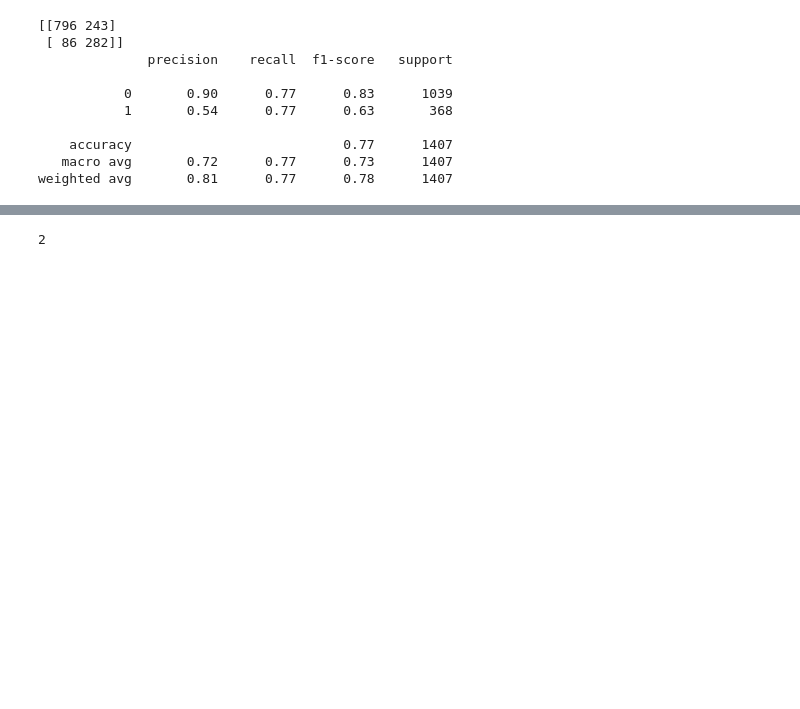
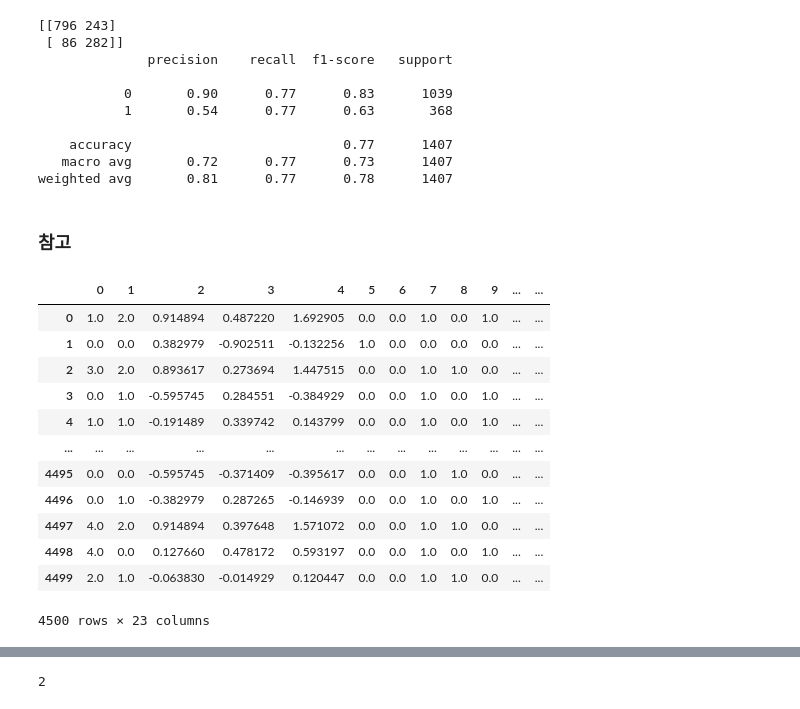
Before and after one commit to parkseonga/Kaggle_EDA, a Jupyter notebook: Practical training/Telco_Customer_Modeling.ipynb, the cells around one changed output, grey strips where cells are left out. Drawn from its saved outputs; the diff is of its cells as text; code cells hidden in the pictures; blank space fills up the shorter version.

```diff
--- a/Practical training/Telco_Customer_Modeling.ipynb
+++ b/Practical training/Telco_Customer_Modeling.ipynb
@@ -1144,0 +1156,20 @@ feature_importances
+# %% [markdown]
+### 참고
+# %%
+train_data = pd.concat([pd.DataFrame(X_prepared_no).reset_index(drop=True),pd.DataFrame(y_train).reset_index(drop=True)],axis = 1)
+# %%
+train_data
+# %% [output]
+|  | 0 | 1 | 2 | 3 | 4 | 5 | 6 | 7 | 8 | 9 | ... | ... |
+| 0 | 1.0 | 2.0 | 0.914894 | 0.487220 | 1.692905 | 0.0 | 0.0 | 1.0 | 0.0 | 1.0 | ... | ... |
+| 1 | 0.0 | 0.0 | 0.382979 | -0.902511 | -0.132256 | 1.0 | 0.0 | 0.0 | 0.0 | 0.0 | ... | ... |
+| 2 | 3.0 | 2.0 | 0.893617 | 0.273694 | 1.447515 | 0.0 | 0.0 | 1.0 | 1.0 | 0.0 | ... | ... |
+| 3 | 0.0 | 1.0 | -0.595745 | 0.284551 | -0.384929 | 0.0 | 0.0 | 1.0 | 0.0 | 1.0 | ... | ... |
+| 4 | 1.0 | 1.0 | -0.191489 | 0.339742 | 0.143799 | 0.0 | 0.0 | 1.0 | 0.0 | 1.0 | ... | ... |
+| ... | ... | ... | ... | ... | ... | ... | ... | ... | ... | ... | ... | ... |
+| 4495 | 0.0 | 0.0 | -0.595745 | -0.371409 | -0.395617 | 0.0 | 0.0 | 1.0 | 1.0 | 0.0 | ... | ... |
+| 4496 | 0.0 | 1.0 | -0.382979 | 0.287265 | -0.146939 | 0.0 | 0.0 | 1.0 | 0.0 | 1.0 | ... | ... |
+| 4497 | 4.0 | 2.0 | 0.914894 | 0.397648 | 1.571072 | 0.0 | 0.0 | 1.0 | 1.0 | 0.0 | ... | ... |
+| 4498 | 4.0 | 0.0 | 0.127660 | 0.478172 | 0.593197 | 0.0 | 0.0 | 1.0 | 0.0 | 1.0 | ... | ... |
+| 4499 | 2.0 | 1.0 | -0.063830 | -0.014929 | 0.120447 | 0.0 | 0.0 | 1.0 | 1.0 | 0.0 | ... | ... |
+4500 rows × 23 columns
```
Also changed, not shown: parts of 26 cells of this notebook.
